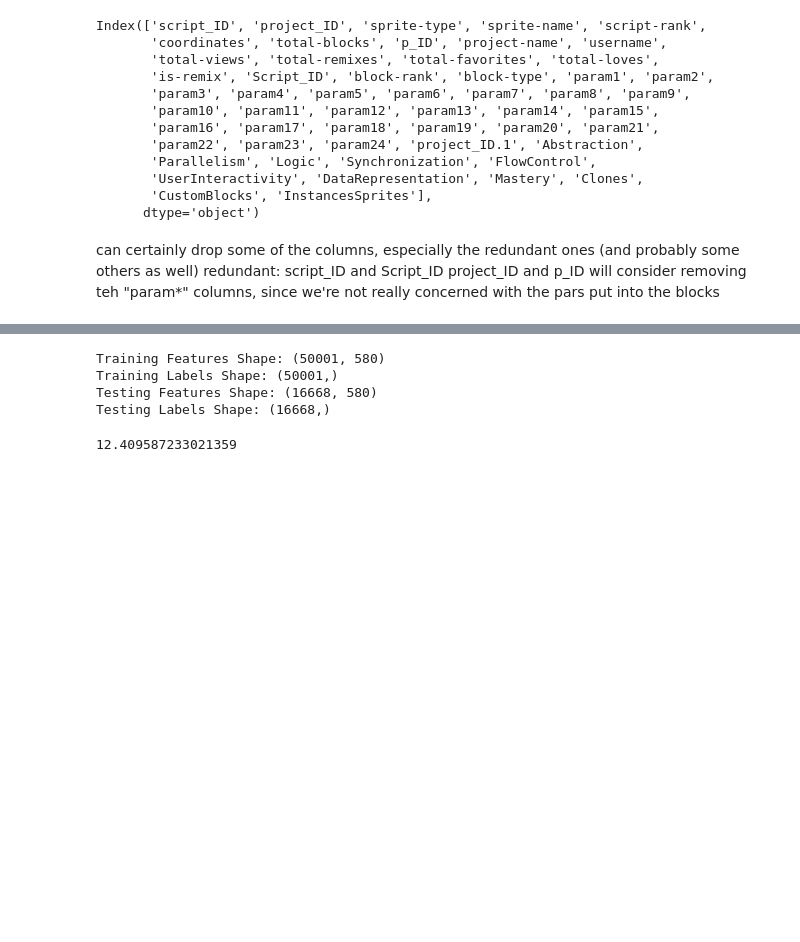
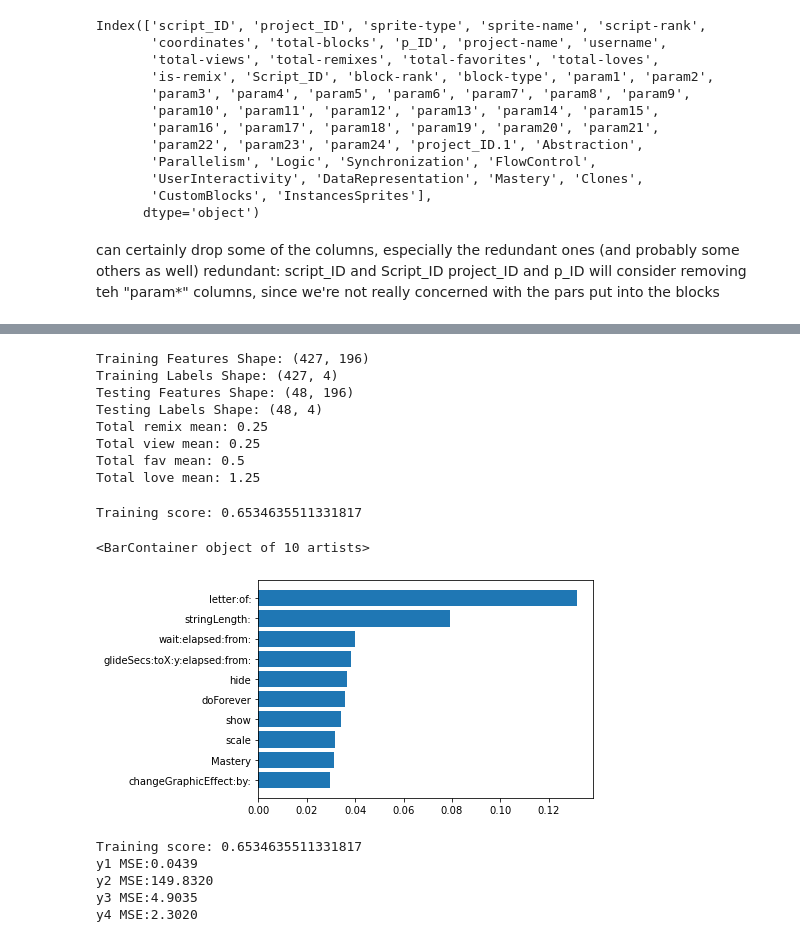
Before and after one commit to mattjohndavidson/scratch_analysis, a Jupyter notebook: codebase/Untitled.ipynb, the cells around one changed output, grey strips where cells are left out. Cells and saved outputs as stored; diff of their text form; code cells hidden in the pictures; blank space fills up the shorter version.

```diff
--- a/codebase/Untitled.ipynb
+++ b/codebase/Untitled.ipynb
@@ -45,0 +72,5 @@ features = np.array(features)
+# %%
+labels = np.array(dat_train[['total_remixes','total_views','total_favorites','total_loves']])
+dat_train = dat_train.drop(columns=['total_remixes','total_views','total_favorites','total_loves'])
+dat_train.columns
+print(labels)
@@ -45,0 +85,11 @@ features = np.array(features)
+# %%
+features = pd.get_dummies(dat_train)
+#0 is total remix, 1 is total view, 2 is total fav, 3 is total love
+#features = dat_train.drop(columns=['total_remixes','total_views','total_favorites','total_loves'])
+feature_list = np.array(features.columns)
+features = np.array(features)
+print(labels)
+print(features)
+
+#something bad happening with teh labels. I think they need to be pulled out of the features before we do one-hot?
+#need to flatten the blocks to be one row per p_id
@@ -46,23 +111,60 @@ features = np.array(features)
 # %%
 from sklearn.model_selection import train_test_split
-train_features, test_features, train_labels, test_labels = train_test_split(features, labels, test_size = 0.25, random_state = 42)
+train_features, test_features, train_labels, test_labels = train_test_split(features, labels, test_size = 0.10, random_state = 42)
 # %%
 print('Training Features Shape:', train_features.shape)
 print('Training Labels Shape:', train_labels.shape)
 print('Testing Features Shape:', test_features.shape)
 print('Testing Labels Shape:', test_labels.shape)
-test_labels.mean()
+print('Total remix mean:', test_labels[0].mean())
+print('Total view mean:', test_labels[1].mean())
+print('Total fav mean:', test_labels[2].mean())
+print('Total love mean:',test_labels[3].mean())
 # %% [output]
-Training Features Shape: (50001, 580)
-Training Labels Shape: (50001,)
-Testing Features Shape: (16668, 580)
-Testing Labels Shape: (16668,)
+Training Features Shape: (427, 196)
+Training Labels Shape: (427, 4)
+Testing Features Shape: (48, 196)
+Testing Labels Shape: (48, 4)
+Total remix mean: 0.25
+Total view mean: 0.25
+Total fav mean: 0.5
+Total love mean: 1.25
-12.409587233021359
 # %%
 # Import the model we are using
-from sklearn.ensemble import RandomForestRegressor# Instantiate model with 10 decision trees
-rf = RandomForestRegressor(n_estimators = 10, random_state = 42)# Train the model on training data
-rf.fit(train_features, train_labels);
+from sklearn.ensemble import RandomForestRegressor
+from sklearn.multioutput import MultiOutputRegressor
+rf = RandomForestRegressor(n_estimators = 10, random_state = 42) # Train the model on training data
+model = MultiOutputRegressor(estimator=rf)
+#print(model)
+
+model.fit(train_features, train_labels)
+score = model.score(train_features, train_labels)
+print("Training score:", score)
+# %% [output]
+Training score: 0.6534635511331817
+# %%
+from matplotlib import pyplot as plt
+label1_feat_imps = model.estimators_[0].feature_importances_
+sorted_idx = model.estimators_[0].feature_importances_.argsort()[-10:]
+plt.barh(feature_list[sorted_idx], model.estimators_[0].feature_importances_[sorted_idx])
+# %% [output]
+<BarContainer object of 10 artists>
+[figure, added]
+# %%
+from sklearn.metrics import mean_squared_error
+score = model.score(train_features, train_labels)
+print("Training score:", score)
+label_pred = model.predict(test_features)
+print("y1 MSE:%.4f" % mean_squared_error(test_labels[:,0], label_pred[:,0]))
+print("y2 MSE:%.4f" % mean_squared_error(test_labels[:,1], label_pred[:,1]))
+print("y3 MSE:%.4f" % mean_squared_error(test_labels[:,2], label_pred[:,2]))
+print("y4 MSE:%.4f" % mean_squared_error(test_labels[:,3], label_pred[:,3]))
+# %% [output]
+Training score: 0.6534635511331817
+y1 MSE:0.0439
+y2 MSE:149.8320
+y3 MSE:4.9035
+y4 MSE:2.3020
 # %%
 # Use the forest's predict method on the test data
 predictions = rf.predict(test_features)# Calculate the absolute errors
```
Also changed, not shown: parts of 10 cells of this notebook.
